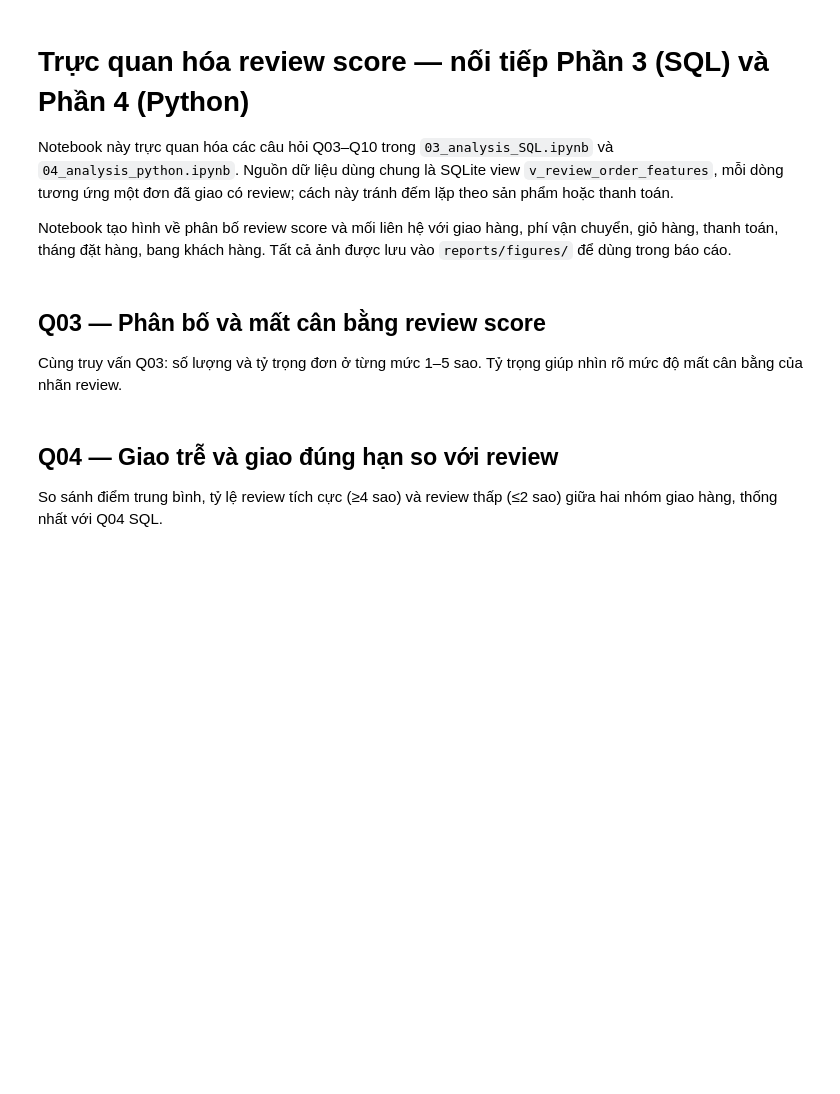
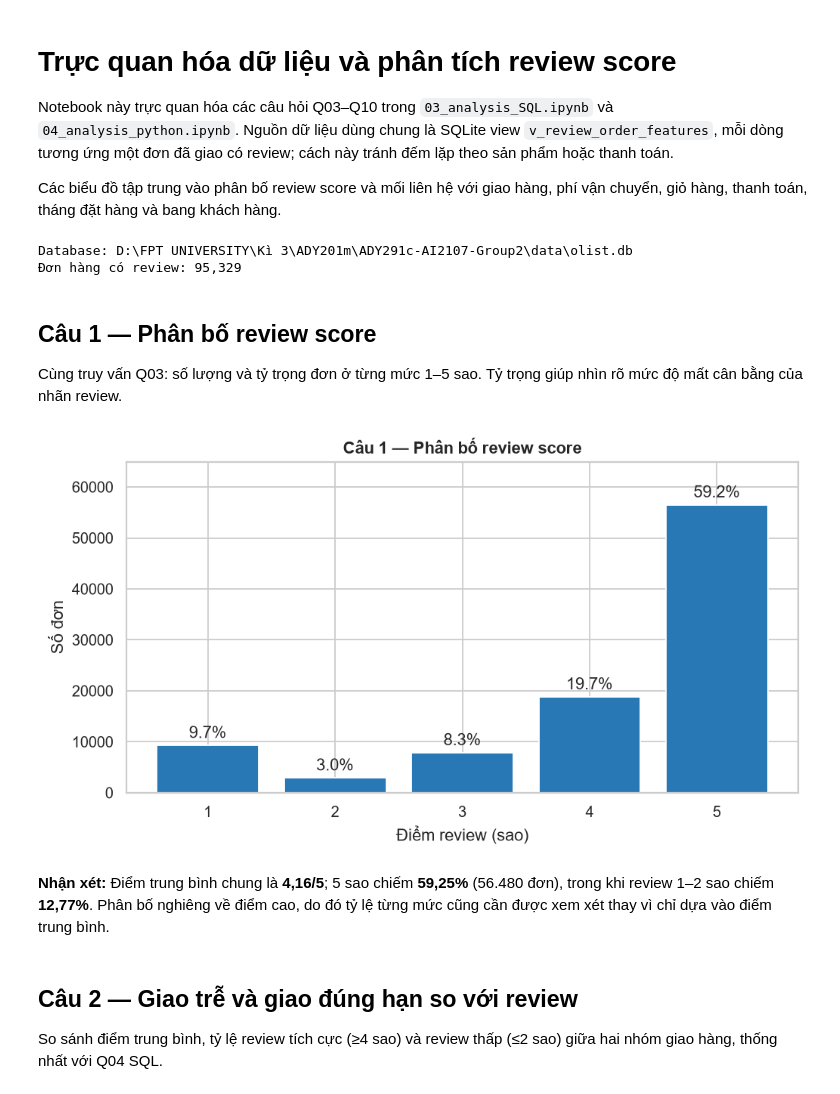
Before and after one commit to TrungTayNA/ADY291c-AI2107-Group2, a Jupyter notebook: Notebooks/05_visualization.ipynb, the cells around one changed output. Cells and saved outputs as stored; diff of their text form; code cells hidden in the pictures; blank space fills up the shorter version.

```diff
--- a/Notebooks/05_visualization.ipynb
+++ b/Notebooks/05_visualization.ipynb
@@ -1,9 +1,9 @@
 # %% [markdown]
-# Trực quan hóa review score — nối tiếp Phần 3 (SQL) và Phần 4 (Python)
+# Trực quan hóa dữ liệu và phân tích review score
 
 Notebook này trực quan hóa các câu hỏi Q03–Q10 trong `03_analysis_SQL.ipynb` và `04_analysis_python.ipynb`. Nguồn dữ liệu dùng chung là SQLite view `v_review_order_features`, mỗi dòng tương ứng một đơn đã giao có review; cách này tránh đếm lặp theo sản phẩm hoặc thanh toán.
 
-Notebook tạo hình về phân bố review score và mối liên hệ với giao hàng, phí vận chuyển, giỏ hàng, thanh toán, tháng đặt hàng, bang khách hàng. Tất cả ảnh được lưu vào `reports/figures/` để dùng trong báo cáo.
+Các biểu đồ tập trung vào phân bố review score và mối liên hệ với giao hàng, phí vận chuyển, giỏ hàng, thanh toán, tháng đặt hàng và bang khách hàng.
 # %%
 from pathlib import Path
 import sqlite3
@@ -61,28 +61,33 @@ reviews["purchase_year_month"] = pd.to_datetime(
 def save_figure(fig, filename):
     path = FIG_DIR / filename
     fig.savefig(path, bbox_inches="tight", dpi=180)
-    print(f"Đã lưu: {path.relative_to(BASE_DIR)}")
     plt.show()
     plt.close(fig)
 
 print(f"Database: {DB_PATH}")
 print(f"Đơn hàng có review: {len(reviews):,}")
-print(f"Thư mục ảnh: {FIG_DIR}")
+# %% [output]
+Database: D:\FPT UNIVERSITY\Kì 3\ADY201m\ADY291c-AI2107-Group2\data\olist.db
+Đơn hàng có review: 95,329
 # %% [markdown]
-## Q03 — Phân bố và mất cân bằng review score
+## Câu 1 — Phân bố review score
 
 Cùng truy vấn Q03: số lượng và tỷ trọng đơn ở từng mức 1–5 sao. Tỷ trọng giúp nhìn rõ mức độ mất cân bằng của nhãn review.
 # %%
 q03 = reviews.groupby("review_score").size().reindex(range(1, 6), fill_value=0)
 fig, ax = plt.subplots(figsize=(8, 4.5))
 bars = ax.bar(q03.index.astype(str), q03.values, color="#2878B5")
 ax.bar_label(bars, labels=[f"{v / q03.sum():.1%}" for v in q03.values], padding=3)
-ax.set(title="Q03 — Phân bố review score", xlabel="Điểm review (sao)", ylabel="Số đơn")
+ax.set(title="Câu 1 — Phân bố review score", xlabel="Điểm review (sao)", ylabel="Số đơn")
 ax.margins(y=0.15)
 fig.tight_layout()
-save_figure(fig, "01_review_score_distribution.png")
+save_figure(fig, "05_01_review_score_distribution.png")
+# %% [output]
+[figure, added]
+# %% [markdown]
+**Nhận xét:** Điểm trung bình chung là **4,16/5**; 5 sao chiếm **59,25%** (56.480 đơn), trong khi review 1–2 sao chiếm **12,77%**. Phân bố nghiêng về điểm cao, do đó tỷ lệ từng mức cũng cần được xem xét thay vì chỉ dựa vào điểm trung bình.
 # %% [markdown]
-## Q04 — Giao trễ và giao đúng hạn so với review
+## Câu 2 — Giao trễ và giao đúng hạn so với review
 
 So sánh điểm trung bình, tỷ lệ review tích cực (≥4 sao) và review thấp (≤2 sao) giữa hai nhóm giao hàng, thống nhất với Q04 SQL.
 # %%
```
Also changed, not shown: parts of 21 cells of this notebook, 22 other files.
